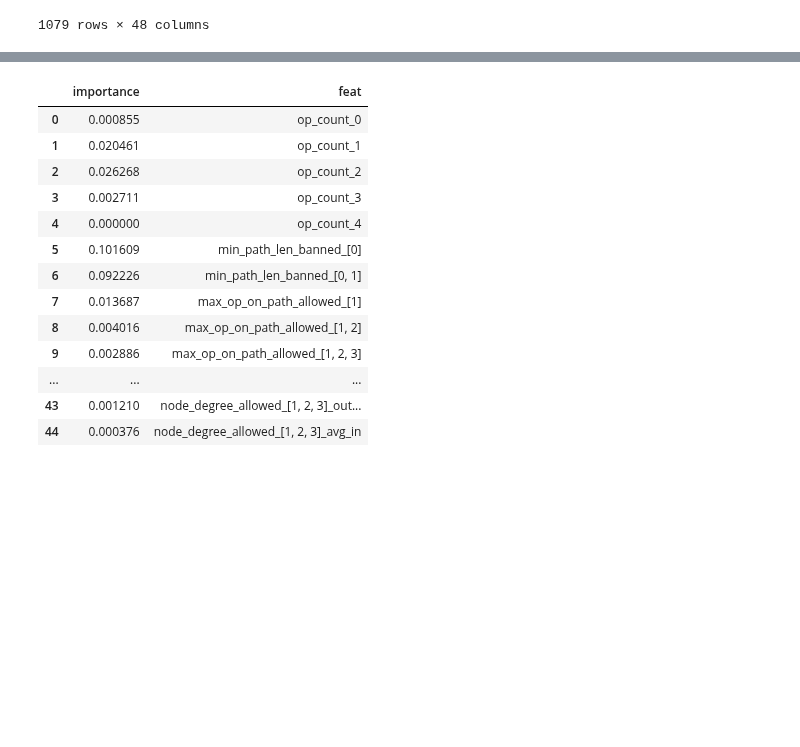
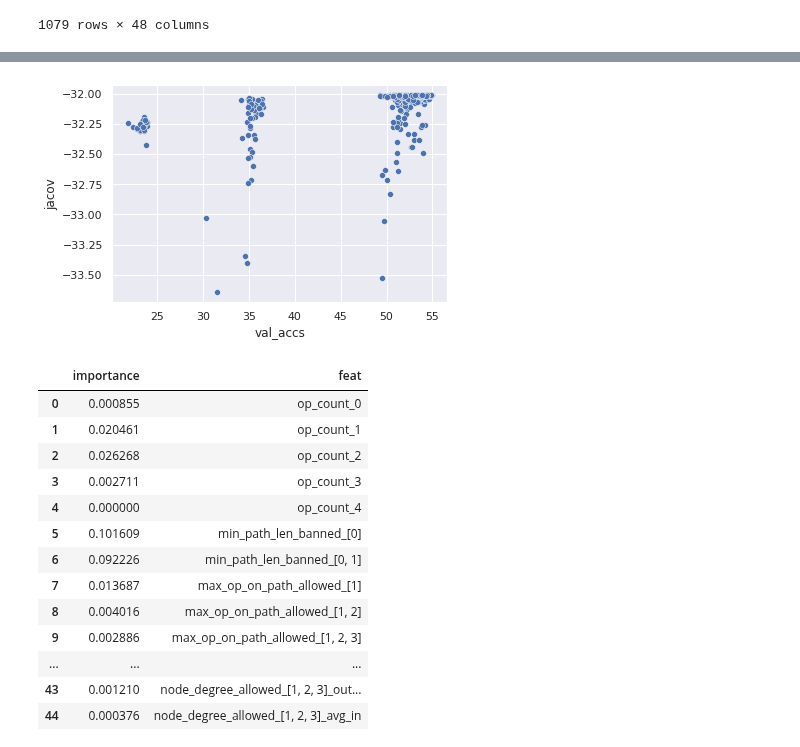
Before and after one commit to gabikadlecova/zc_combine, a Jupyter notebook: features/tnb101.ipynb, the cells around one changed output, grey strips where cells are left out. Cells and saved outputs as stored; diff of their text form; code cells hidden in the pictures; blank space fills up the shorter version.

```diff
--- a/features/tnb101.ipynb
+++ b/features/tnb101.ipynb
@@ -268,3 +275,8 @@ plt.show()
+# %%
+sns.scatterplot(data=data, x='val_accs', y='jacov')
+plt.show()
+# %% [output]
+[figure, added]
 # %%
 imps = rf_fitted.feature_importances_
 
```
Also changed, not shown: parts of 5 cells of this notebook, 2 other files.
